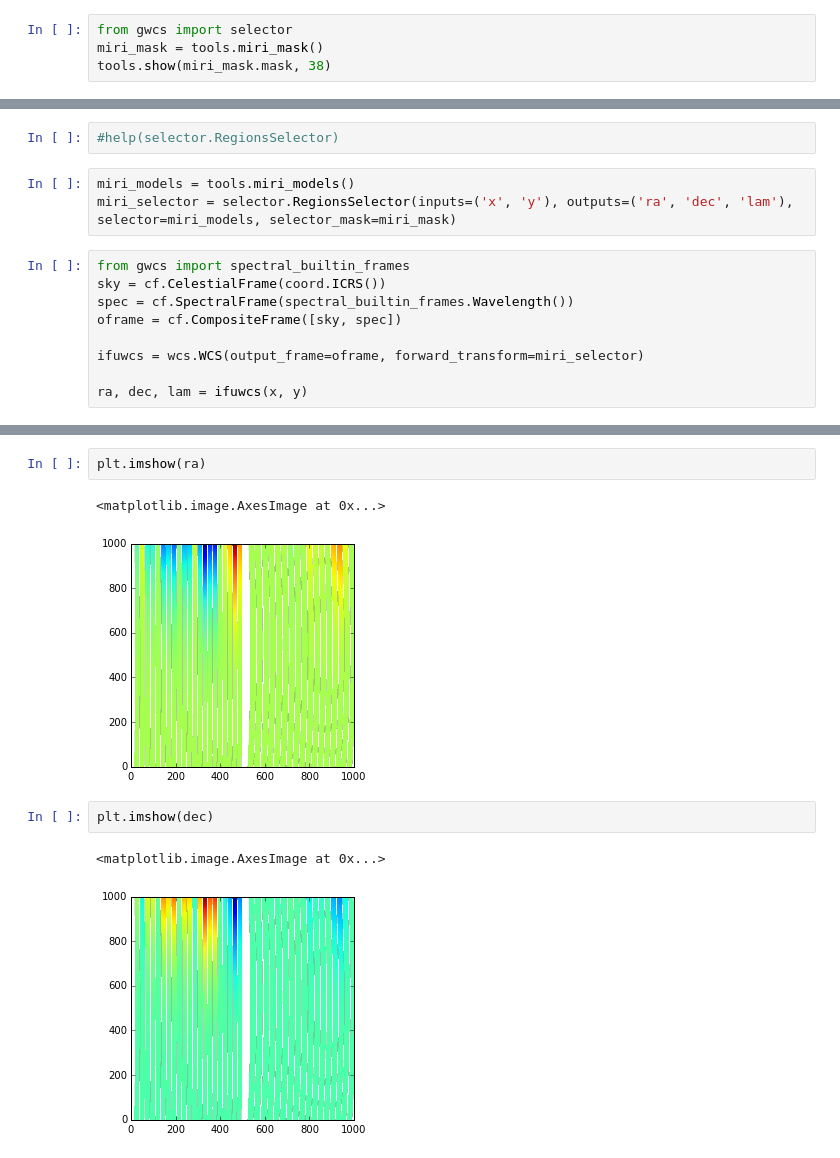
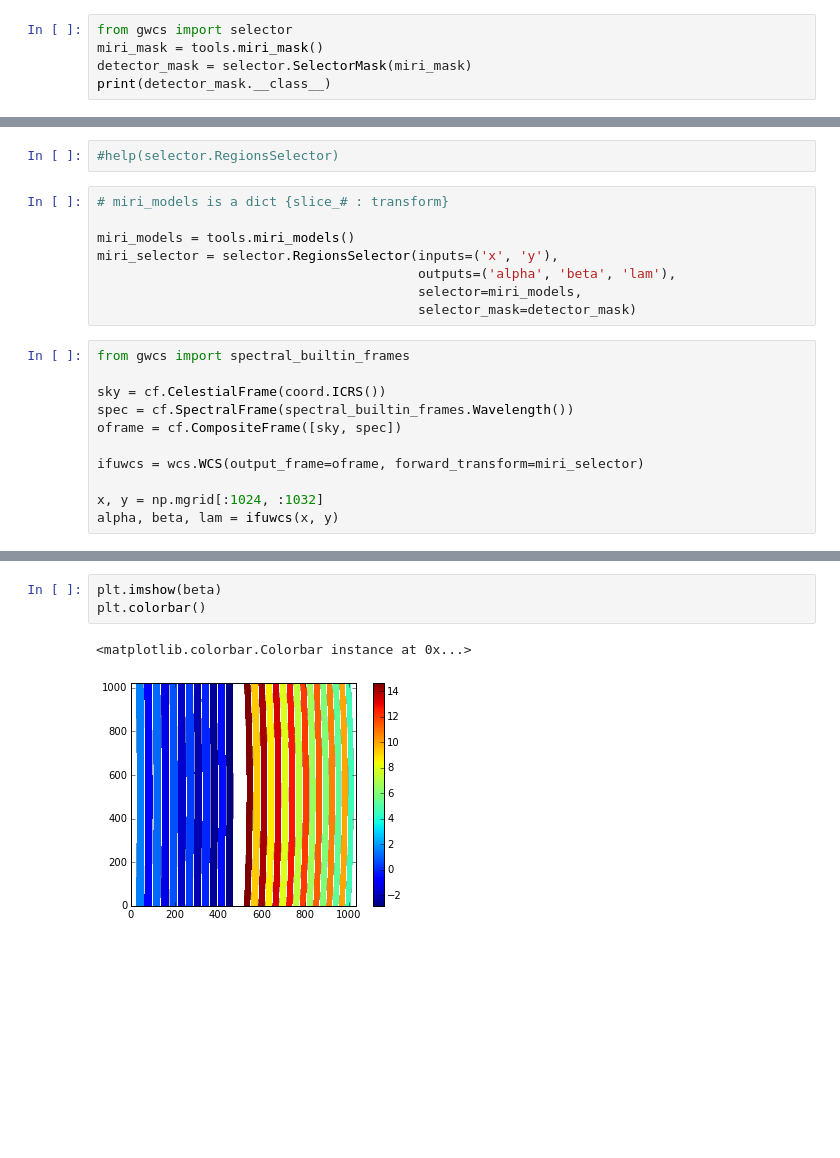
Before and after one commit to nden/documentation, a Jupyter notebook: python-in-astronomy-2015/gwcs_demo.ipynb, the cells around one changed output, grey strips where cells are left out. Drawn from its saved outputs; the diff is of its cells as text; blank space fills up the shorter version.

```diff
--- a/python-in-astronomy-2015/gwcs_demo.ipynb
+++ b/python-in-astronomy-2015/gwcs_demo.ipynb
@@ -89,5 +102,6 @@ imwcs.get_transform(detector, focal)(1,2)
 # %%
 from gwcs import selector
 miri_mask = tools.miri_mask()
-tools.show(miri_mask.mask, 38)
+detector_mask = selector.SelectorMask(miri_mask)
+print(detector_mask.__class__)
 # %% [output]
@@ -95,14 +116,21 @@ tools.show(miri_mask.mask, 38)
 # %%
 #help(selector.RegionsSelector)
 # %%
+# miri_models is a dict {slice_# : transform}
+
 miri_models = tools.miri_models()
-miri_selector = selector.RegionsSelector(inputs=('x', 'y'), outputs=('ra', 'dec', 'lam'), selector=miri_models, selector_mask=miri_mask)
+miri_selector = selector.RegionsSelector(inputs=('x', 'y'),
+                                         outputs=('alpha', 'beta', 'lam'),
+                                         selector=miri_models,
+                                         selector_mask=detector_mask)
 # %%
 from gwcs import spectral_builtin_frames
+
 sky = cf.CelestialFrame(coord.ICRS())
 spec = cf.SpectralFrame(spectral_builtin_frames.Wavelength())
 oframe = cf.CompositeFrame([sky, spec])
 
 ifuwcs = wcs.WCS(output_frame=oframe, forward_transform=miri_selector)
 
-ra, dec, lam = ifuwcs(x, y)
+x, y = np.mgrid[:1024, :1032]
+alpha, beta, lam = ifuwcs(x, y)
@@ -111,10 +162,6 @@ ra, dec, lam = ifuwcs(x, y)
 # %%
-plt.imshow(ra)
+plt.imshow(beta)
+plt.colorbar()
 # %% [output]
-<matplotlib.image.AxesImage at 0x...>
+<matplotlib.colorbar.Colorbar instance at 0x...>
-[figure, old version]
+[figure, new version]
-# %%
-plt.imshow(dec)
-# %% [output]
-<matplotlib.image.AxesImage at 0x...>
-[figure, removed]
```
Also changed, not shown: parts of 22 cells of this notebook, 3 other files.
